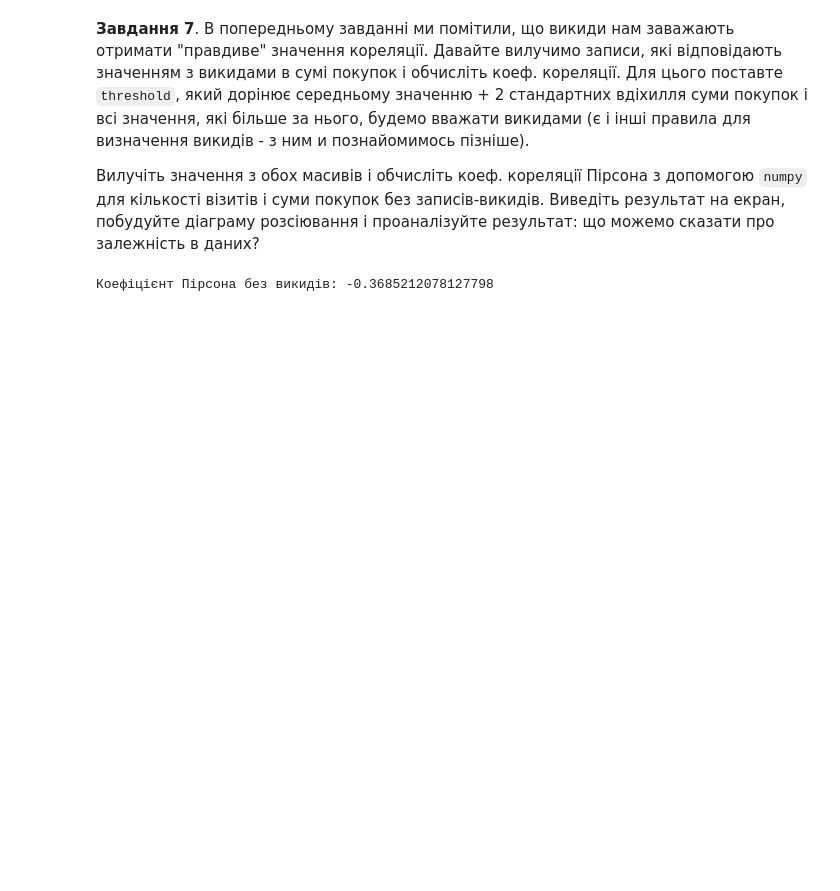
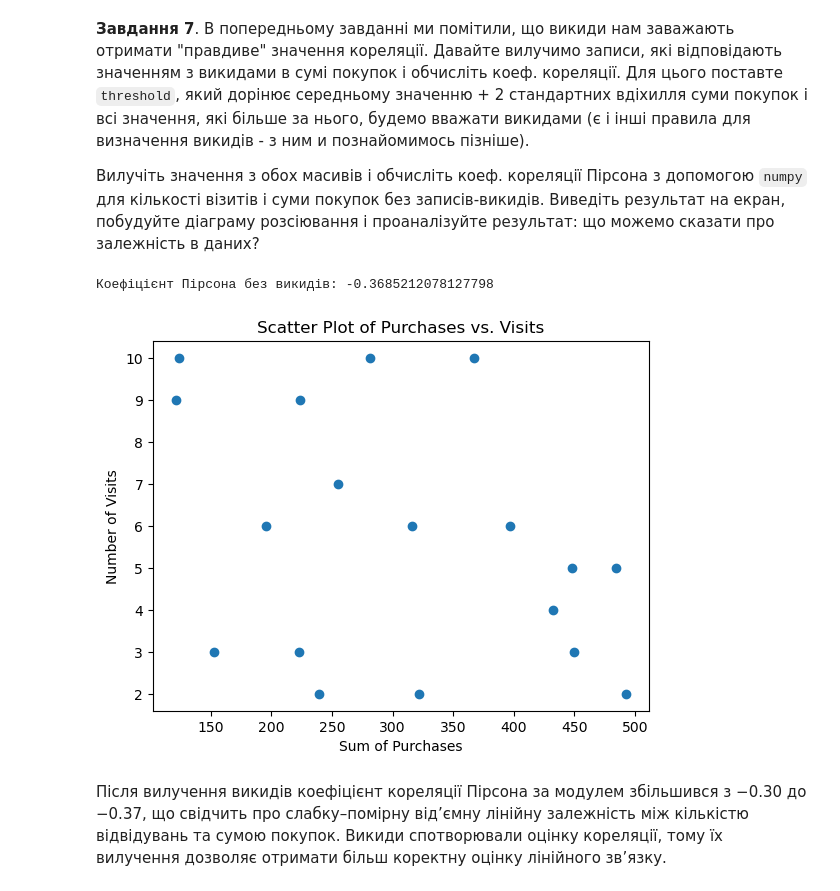
Before and after one commit to Yuliia-Yukhymchuk/Machine_Learning_4.0, a Jupyter notebook: HW_1_1_Основи_статистики.ipynb, the cells around one changed output. Drawn from its saved outputs; the diff is of its cells as text; code cells hidden in the pictures; blank space fills up the shorter version.

```diff
--- a/HW_1_1_Основи_статистики.ipynb
+++ b/HW_1_1_Основи_статистики.ipynb
@@ -182,3 +182,12 @@ pearson_filtered = np.corrcoef(filtered_purchases, filtered_visits)[0, 1]
 print("Коефіцієнт Пірсона без викидів:", pearson_filtered)
 # %% [output]
 Коефіцієнт Пірсона без викидів: -0.3685212078127798
+# %%
+plt.scatter(filtered_purchases,filtered_visits)
+plt.title('Scatter Plot of Purchases vs. Visits')
+plt.xlabel('Sum of Purchases')
+plt.ylabel('Number of Visits');
+# %% [output]
+[figure, added]
+# %% [markdown]
+Після вилучення викидів коефіцієнт кореляції Пірсона за модулем збільшився з −0.30 до −0.37, що свідчить про слабку–помірну від’ємну лінійну залежність між кількістю відвідувань та сумою покупок. Викиди спотворювали оцінку кореляції, тому їх вилучення дозволяє отримати більш коректну оцінку лінійного зв’язку.
```
